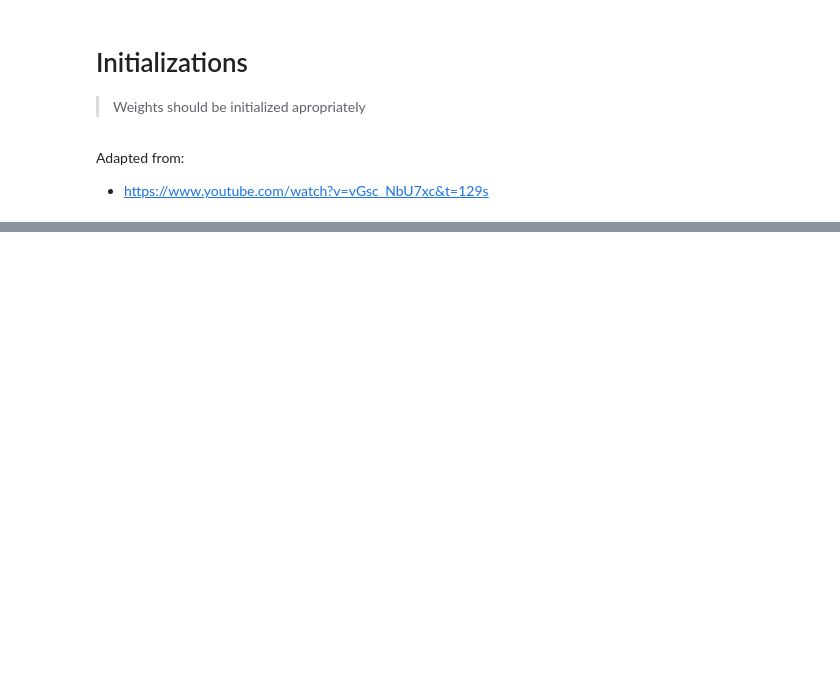
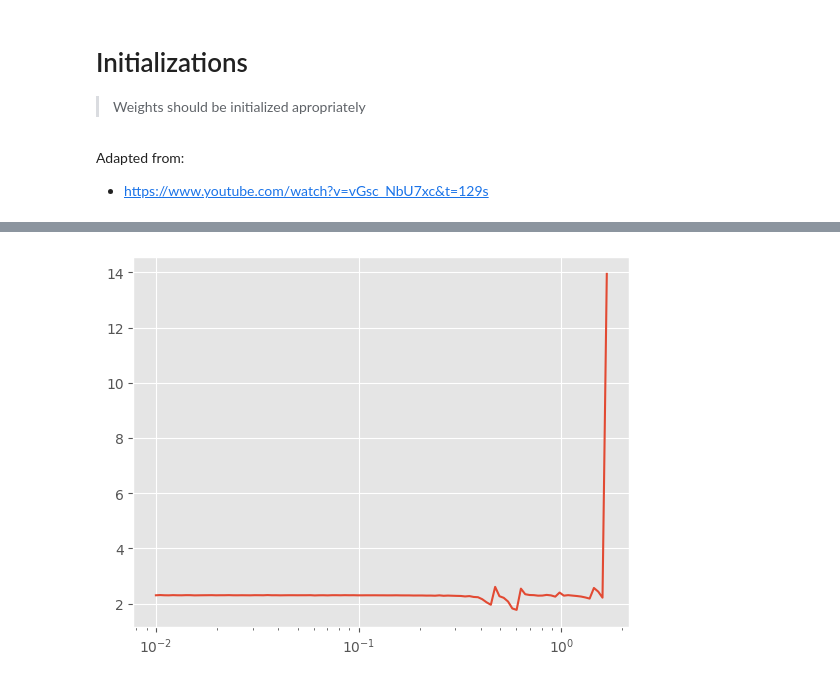
Before and after one commit to jeremyadamsfisher/SlowAI, a Jupyter notebook: nbs/10_initializations.ipynb, the cells around one changed output, grey strips where cells are left out. Saved outputs shown, nothing was run; the diff lists cells and outputs as text; code cells hidden in the pictures; blank space fills up the shorter version.

```diff
--- a/nbs/10_initializations.ipynb
+++ b/nbs/10_initializations.ipynb
@@ -43,0 +121,10 @@ Let's look at a fashion MNIST classification problem.
+# %%
+learn = TrainLearner(
+    CNN(),
+    fashion_mnist(64),
+    F.cross_entropy,
+    lr=1e-2,
+    cbs=[LRFinderCB(gamma=1.05)],
+).fit()
+# %% [output]
+[figure, added]
```
Also changed, not shown: parts of 35 cells of this notebook, 8 other files.
